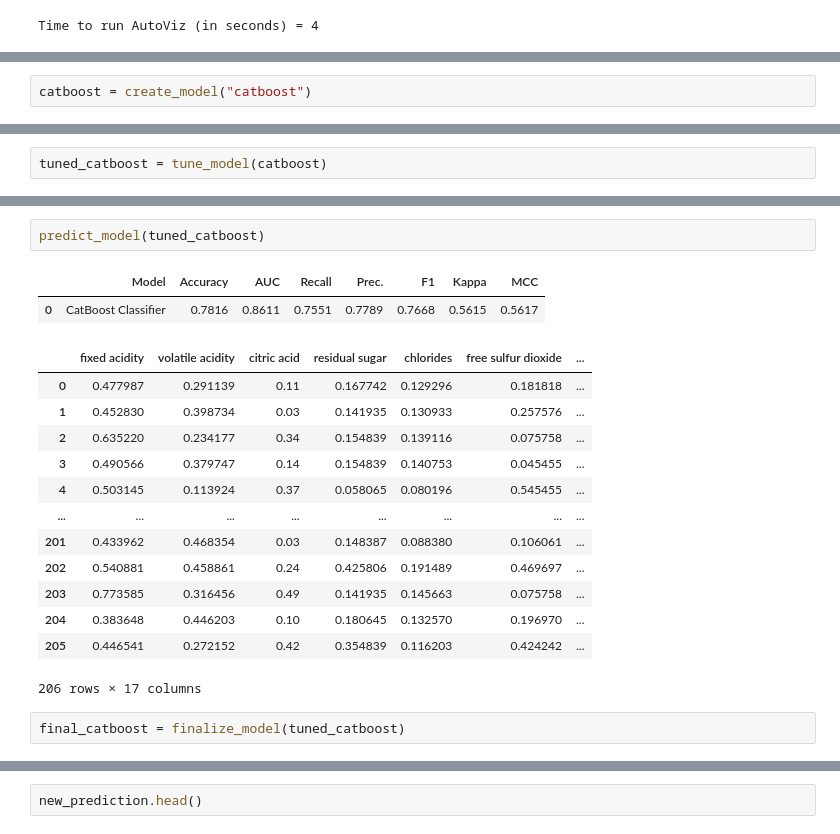
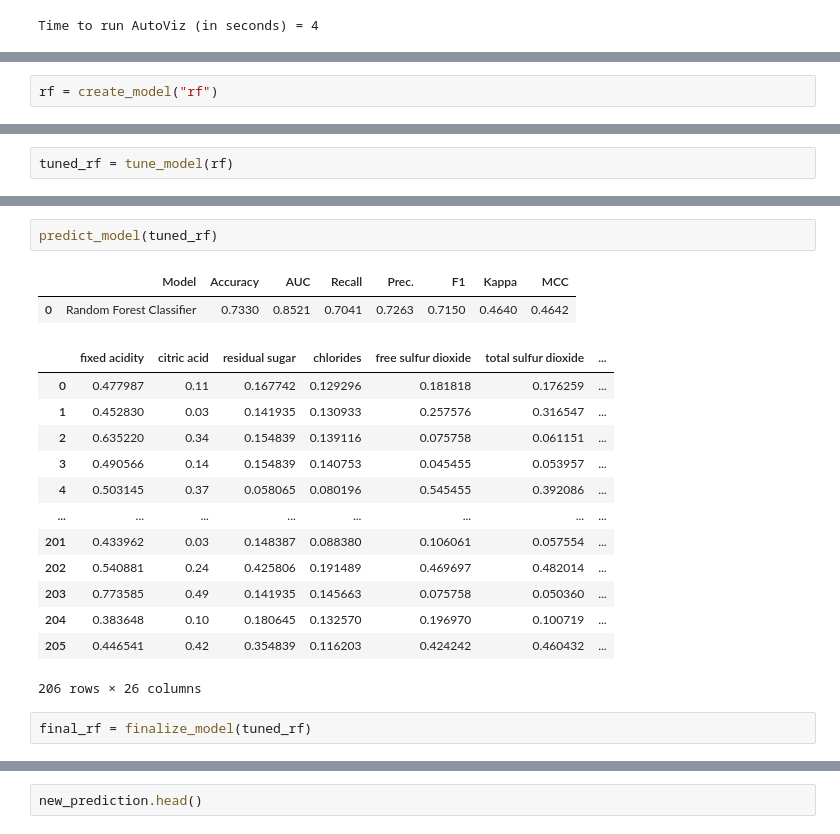
Before and after one commit to phdwight/machinelearning_experiments, a Jupyter notebook: Wine Quality ML Experiment - Binary Classification.ipynb, the cells around one changed output, grey strips where cells are left out. Drawn from its saved outputs; the diff is of its cells as text.

```diff
--- a/Wine Quality ML Experiment - Binary Classification.ipynb
+++ b/Wine Quality ML Experiment - Binary Classification.ipynb
@@ -210,4 +235,4 @@ compare_models()
 # %%
-catboost = create_model("catboost")
+rf = create_model("rf")
 # %% [output]
 |  | Accuracy | AUC | Recall | Prec. | F1 | Kappa | MCC |
@@ -226,4 +253,4 @@ catboost = create_model("catboost")
 # %%
-tuned_catboost = tune_model(catboost)
+tuned_rf = tune_model(rf)
 # %% [output]
 |  | Accuracy | AUC | Recall | Prec. | F1 | Kappa | MCC |
@@ -246,23 +275,23 @@ evaluate_model(tuned_catboost)
 # %% [output]
 interactive(children=(ToggleButtons(description='Plot Type:', icons=('',), options=(('Hyperparameters', 'param…
 # %%
-predict_model(tuned_catboost)
+predict_model(tuned_rf)
 # %% [output]
 |  | Model | Accuracy | AUC | Recall | Prec. | F1 | Kappa | MCC |
-| 0 | CatBoost Classifier | 0.7816 | 0.8611 | 0.7551 | 0.7789 | 0.7668 | 0.5615 | 0.5617 |
+| 0 | Random Forest Classifier | 0.7330 | 0.8521 | 0.7041 | 0.7263 | 0.7150 | 0.4640 | 0.4642 |
-|  | fixed acidity | volatile acidity | citric acid | residual sugar | chlorides | free sulfur dioxide | ... |
-| 0 | 0.477987 | 0.291139 | 0.11 | 0.167742 | 0.129296 | 0.181818 | ... |
-| 1 | 0.452830 | 0.398734 | 0.03 | 0.141935 | 0.130933 | 0.257576 | ... |
-| 2 | 0.635220 | 0.234177 | 0.34 | 0.154839 | 0.139116 | 0.075758 | ... |
-| 3 | 0.490566 | 0.379747 | 0.14 | 0.154839 | 0.140753 | 0.045455 | ... |
-| 4 | 0.503145 | 0.113924 | 0.37 | 0.058065 | 0.080196 | 0.545455 | ... |
+|  | fixed acidity | citric acid | residual sugar | chlorides | free sulfur dioxide | total sulfur dioxide | ... |
+| 0 | 0.477987 | 0.11 | 0.167742 | 0.129296 | 0.181818 | 0.176259 | ... |
+| 1 | 0.452830 | 0.03 | 0.141935 | 0.130933 | 0.257576 | 0.316547 | ... |
+| 2 | 0.635220 | 0.34 | 0.154839 | 0.139116 | 0.075758 | 0.061151 | ... |
+| 3 | 0.490566 | 0.14 | 0.154839 | 0.140753 | 0.045455 | 0.053957 | ... |
+| 4 | 0.503145 | 0.37 | 0.058065 | 0.080196 | 0.545455 | 0.392086 | ... |
 | ... | ... | ... | ... | ... | ... | ... | ... |
-| 201 | 0.433962 | 0.468354 | 0.03 | 0.148387 | 0.088380 | 0.106061 | ... |
-| 202 | 0.540881 | 0.458861 | 0.24 | 0.425806 | 0.191489 | 0.469697 | ... |
-| 203 | 0.773585 | 0.316456 | 0.49 | 0.141935 | 0.145663 | 0.075758 | ... |
-| 204 | 0.383648 | 0.446203 | 0.10 | 0.180645 | 0.132570 | 0.196970 | ... |
-| 205 | 0.446541 | 0.272152 | 0.42 | 0.354839 | 0.116203 | 0.424242 | ... |
+| 201 | 0.433962 | 0.03 | 0.148387 | 0.088380 | 0.106061 | 0.057554 | ... |
+| 202 | 0.540881 | 0.24 | 0.425806 | 0.191489 | 0.469697 | 0.482014 | ... |
+| 203 | 0.773585 | 0.49 | 0.141935 | 0.145663 | 0.075758 | 0.050360 | ... |
+| 204 | 0.383648 | 0.10 | 0.180645 | 0.132570 | 0.196970 | 0.100719 | ... |
+| 205 | 0.446541 | 0.42 | 0.354839 | 0.116203 | 0.424242 | 0.460432 | ... |
-206 rows × 17 columns
+206 rows × 26 columns
 # %%
-final_catboost = finalize_model(tuned_catboost)
+final_rf = finalize_model(tuned_rf)
 # %%
```
Also changed, not shown: parts of 21 cells of this notebook.
